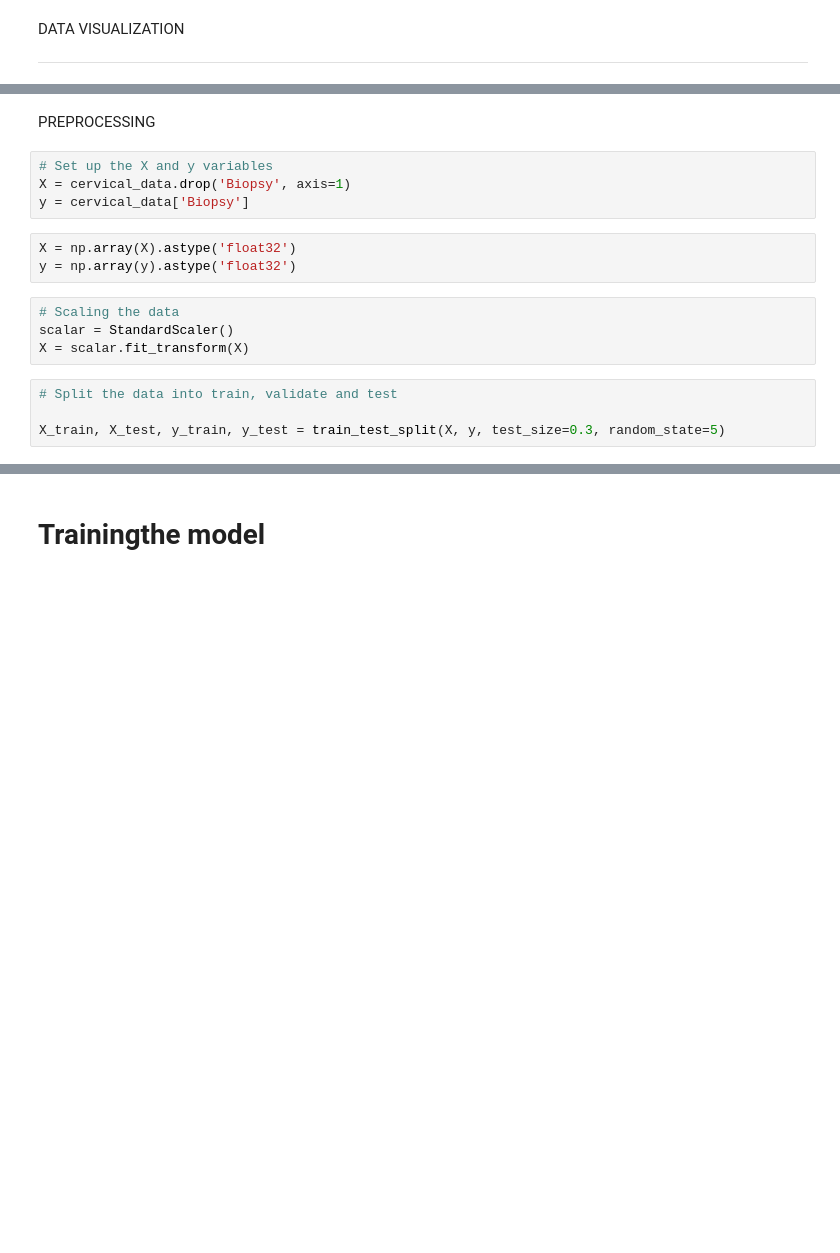
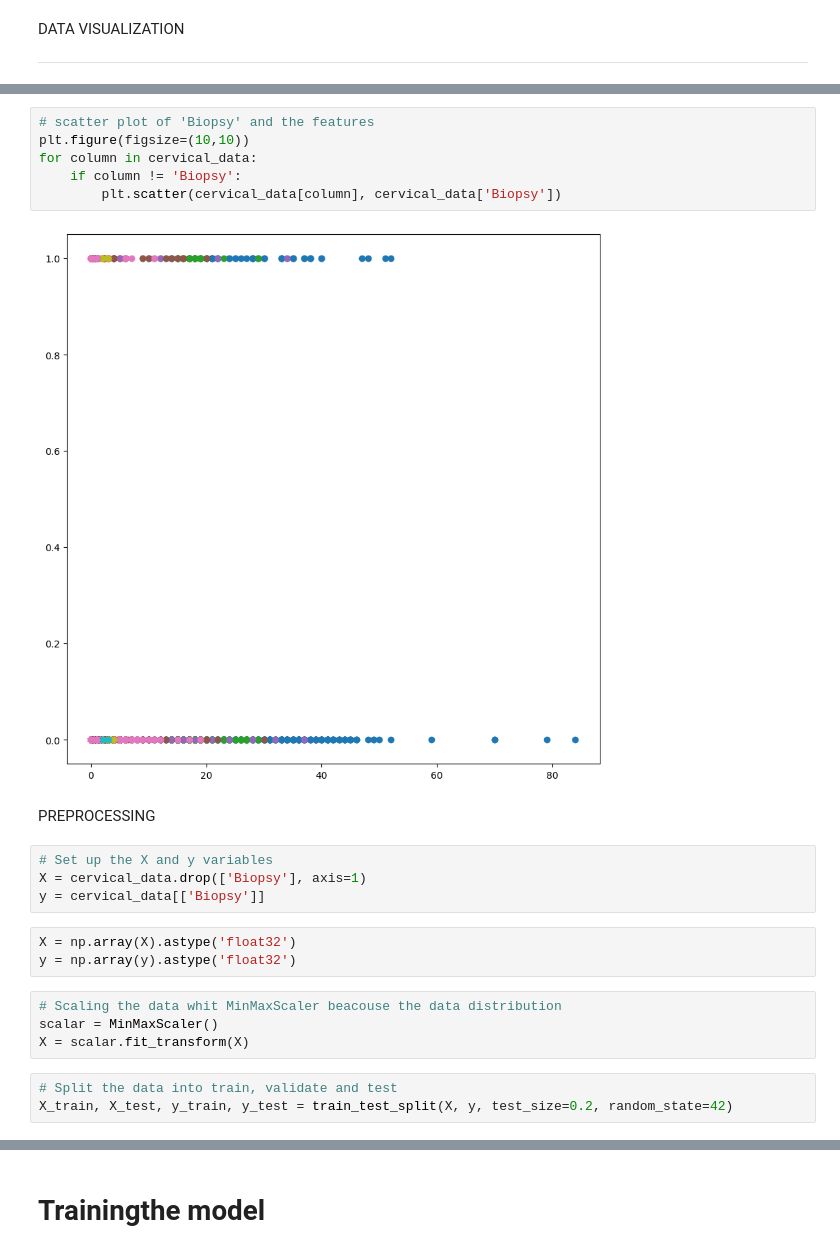
Before and after one commit to michlun/DSR_Cervix_Tool_projects, a Jupyter notebook: model_1.ipynb, the cells around one changed output, grey strips where cells are left out. Saved outputs shown, nothing was run; the diff lists cells and outputs as text; blank space fills up the shorter version.

```diff
--- a/model_1.ipynb
+++ b/model_1.ipynb
@@ -157,17 +143,24 @@ array([[<Axes: title={'center': 'Age'}>,
+# %%
+# scatter plot of 'Biopsy' and the features
+plt.figure(figsize=(10,10))
+for column in cervical_data:
+    if column != 'Biopsy':
+        plt.scatter(cervical_data[column], cervical_data['Biopsy'])
+# %% [output]
+[figure, added]
 # %% [markdown]
 PREPROCESSING
 # %%
 # Set up the X and y variables
-X = cervical_data.drop('Biopsy', axis=1)
-y = cervical_data['Biopsy']
+X = cervical_data.drop(['Biopsy'], axis=1)
+y = cervical_data[['Biopsy']]
 # %%
 X = np.array(X).astype('float32')
 y = np.array(y).astype('float32')
 # %%
-# Scaling the data
-scalar = StandardScaler()
+# Scaling the data whit MinMaxScaler beacouse the data distribution
+scalar = MinMaxScaler()
 X = scalar.fit_transform(X)
 # %%
 # Split the data into train, validate and test
-
-X_train, X_test, y_train, y_test = train_test_split(X, y, test_size=0.3, random_state=5)
+X_train, X_test, y_train, y_test = train_test_split(X, y, test_size=0.2, random_state=42)
```
Also changed, not shown: parts of 19 cells of this notebook, 2 other files.
